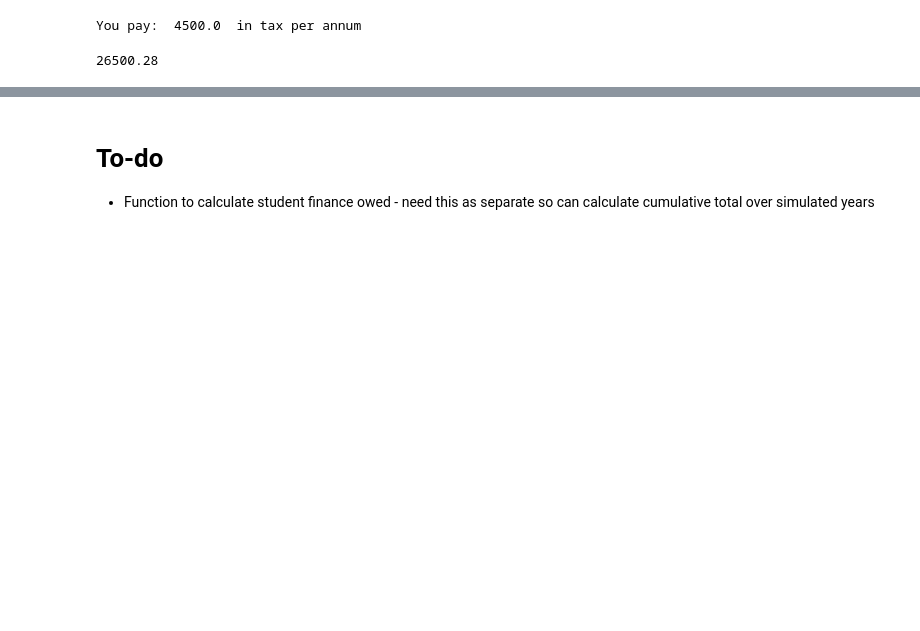
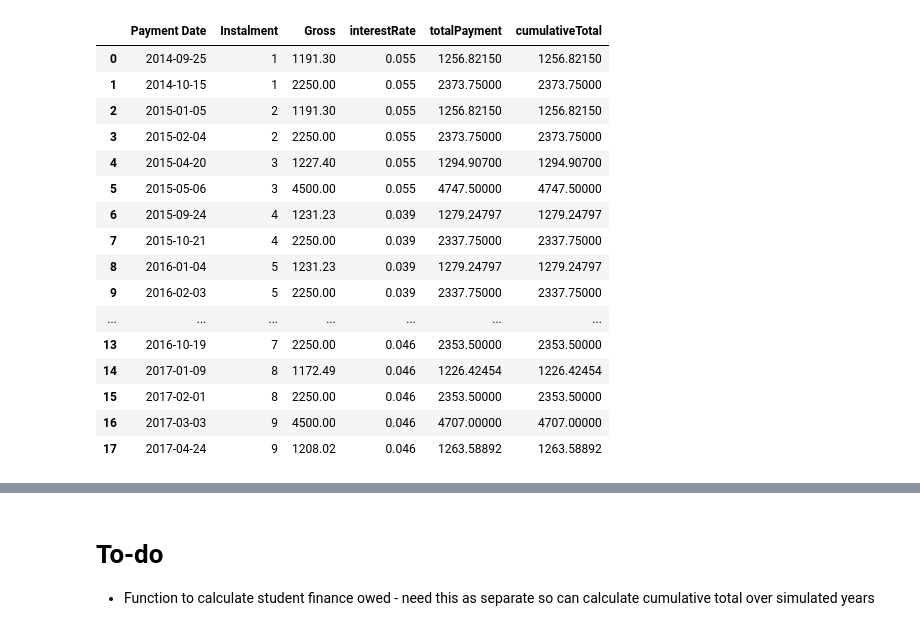
Before and after one commit to lvassor/student_finance_simulation, a Jupyter notebook: payoffSimulation.ipynb, the cells around one changed output, grey strips where cells are left out. Cells and saved outputs as stored; diff of their text form; code cells hidden in the pictures; blank space fills up the shorter version.

```diff
--- a/payoffSimulation.ipynb
+++ b/payoffSimulation.ipynb
@@ -119,7 +152,23 @@ myPayments["Payment Date"] = pd.to_datetime(myPayments["Payment Date"])
 # %%
 myPayments = populateInterestRate(myPayments)
-graduationAmount = myPayments.sum()["totalPayment"]*1.061
-graduationplusOne = graduationAmount*1.063
+myPayments
+# graduationAmount = myPayments.sum()["totalPayment"]*1.061
+# graduationplusOne = graduationAmount*1.063
 # %% [output]
-You pay:  4500.0  in tax per annum
-26500.28
+|  | Payment Date | Instalment | Gross | interestRate | totalPayment | cumulativeTotal |
+| 0 | 2014-09-25 | 1 | 1191.30 | 0.055 | 1256.82150 | 1256.82150 |
+| 1 | 2014-10-15 | 1 | 2250.00 | 0.055 | 2373.75000 | 2373.75000 |
+| 2 | 2015-01-05 | 2 | 1191.30 | 0.055 | 1256.82150 | 1256.82150 |
+| 3 | 2015-02-04 | 2 | 2250.00 | 0.055 | 2373.75000 | 2373.75000 |
+| 4 | 2015-04-20 | 3 | 1227.40 | 0.055 | 1294.90700 | 1294.90700 |
+| 5 | 2015-05-06 | 3 | 4500.00 | 0.055 | 4747.50000 | 4747.50000 |
+| 6 | 2015-09-24 | 4 | 1231.23 | 0.039 | 1279.24797 | 1279.24797 |
+| 7 | 2015-10-21 | 4 | 2250.00 | 0.039 | 2337.75000 | 2337.75000 |
+| 8 | 2016-01-04 | 5 | 1231.23 | 0.039 | 1279.24797 | 1279.24797 |
+| 9 | 2016-02-03 | 5 | 2250.00 | 0.039 | 2337.75000 | 2337.75000 |
+| ... | ... | ... | ... | ... | ... | ... |
+| 13 | 2016-10-19 | 7 | 2250.00 | 0.046 | 2353.50000 | 2353.50000 |
+| 14 | 2017-01-09 | 8 | 1172.49 | 0.046 | 1226.42454 | 1226.42454 |
+| 15 | 2017-02-01 | 8 | 2250.00 | 0.046 | 2353.50000 | 2353.50000 |
+| 16 | 2017-03-03 | 9 | 4500.00 | 0.046 | 4707.00000 | 4707.00000 |
+| 17 | 2017-04-24 | 9 | 1208.02 | 0.046 | 1263.58892 | 1263.58892 |
```
Also changed, not shown: parts of 11 cells of this notebook.
